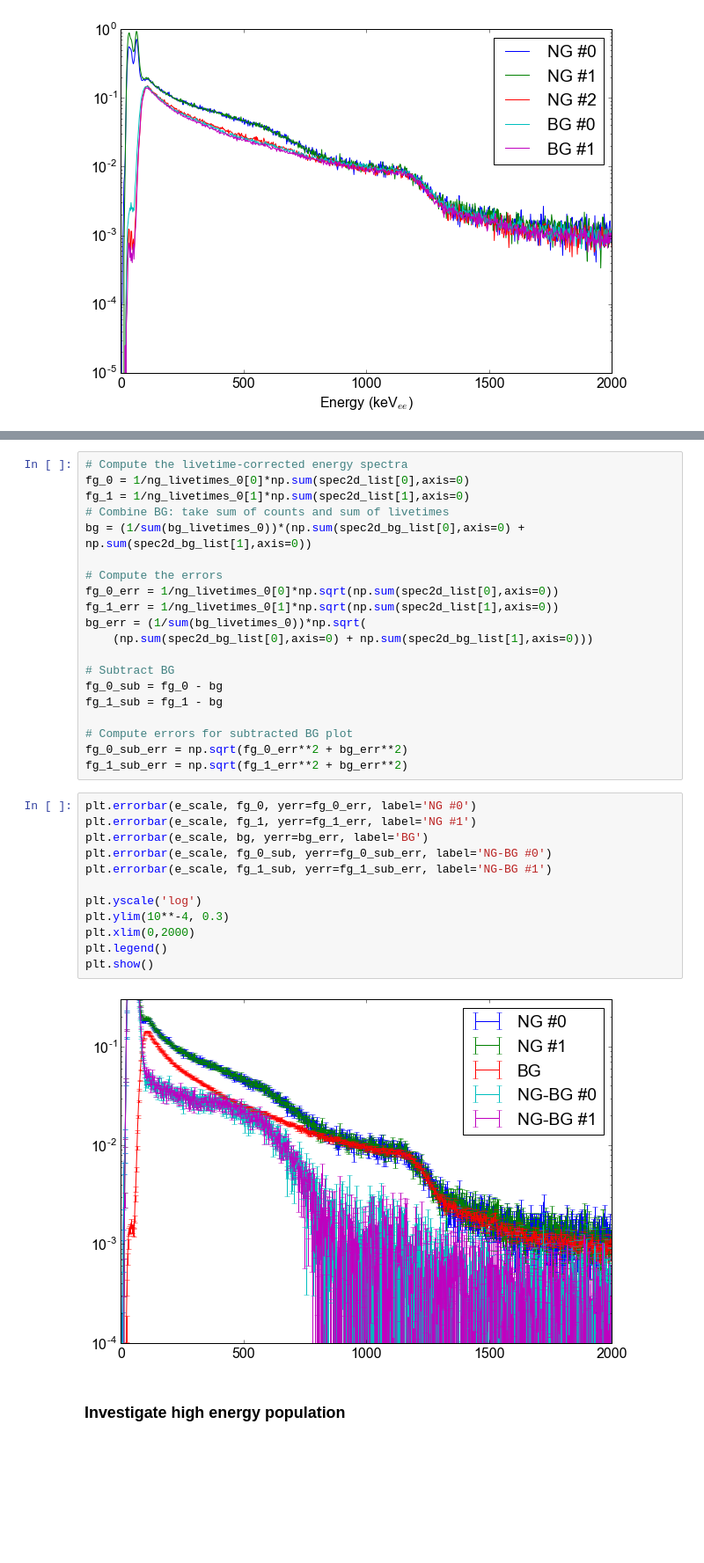
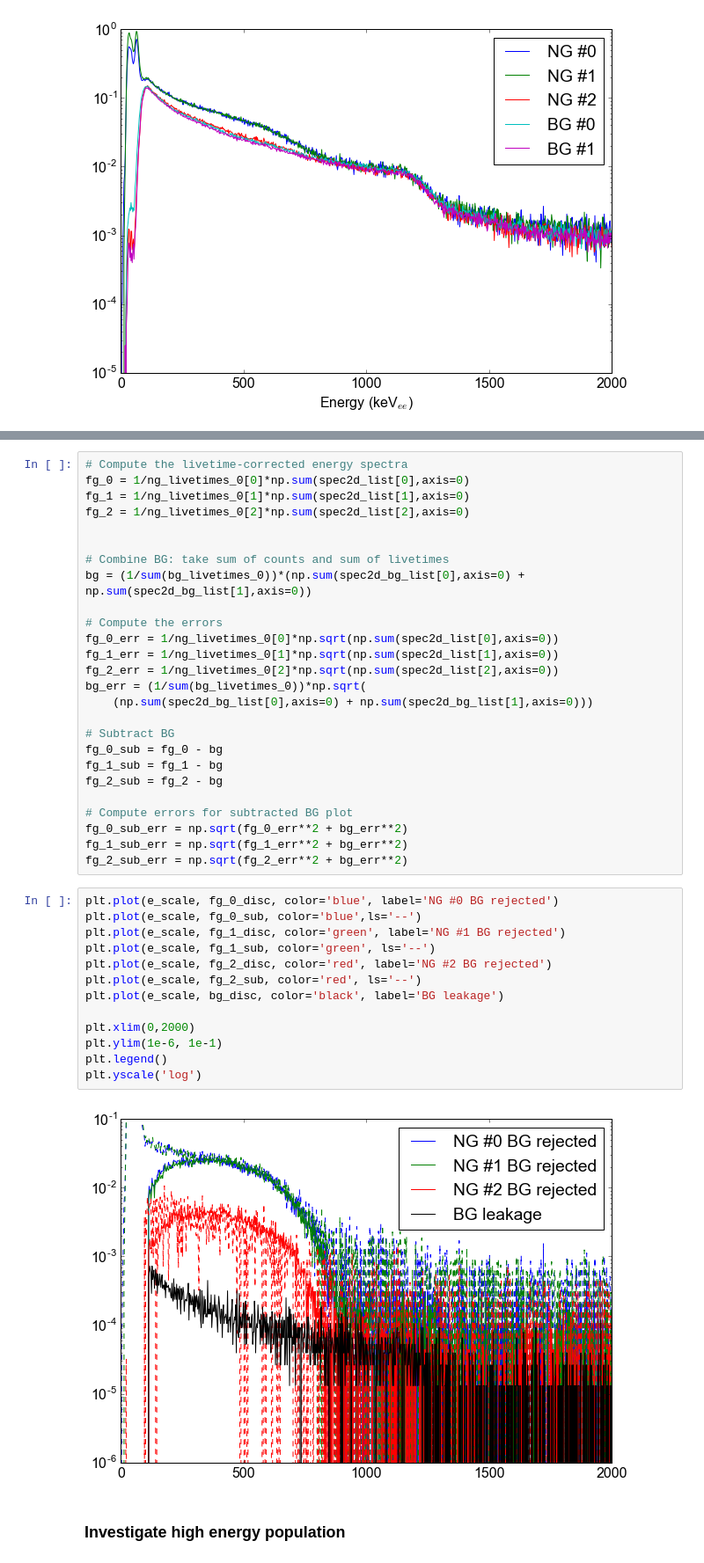
Before and after one commit to XENON1T/PTB, a Jupyter notebook: 03_2d_spectra.ipynb, the cells around one changed output, grey strips where cells are left out. Shown at 88% size. Saved outputs shown, nothing was run; the diff lists cells and outputs as text; blank space fills up the shorter version.

```diff
--- a/03_2d_spectra.ipynb
+++ b/03_2d_spectra.ipynb
@@ -442,36 +433,43 @@ plt.yscale('log')
 # Compute the livetime-corrected energy spectra
 fg_0 = 1/ng_livetimes_0[0]*np.sum(spec2d_list[0],axis=0)
 fg_1 = 1/ng_livetimes_0[1]*np.sum(spec2d_list[1],axis=0)
+fg_2 = 1/ng_livetimes_0[2]*np.sum(spec2d_list[2],axis=0)
+
+
 # Combine BG: take sum of counts and sum of livetimes
 bg = (1/sum(bg_livetimes_0))*(np.sum(spec2d_bg_list[0],axis=0) + np.sum(spec2d_bg_list[1],axis=0))
 
 # Compute the errors
 fg_0_err = 1/ng_livetimes_0[0]*np.sqrt(np.sum(spec2d_list[0],axis=0))
 fg_1_err = 1/ng_livetimes_0[1]*np.sqrt(np.sum(spec2d_list[1],axis=0))
+fg_2_err = 1/ng_livetimes_0[2]*np.sqrt(np.sum(spec2d_list[2],axis=0))
 bg_err = (1/sum(bg_livetimes_0))*np.sqrt(
     (np.sum(spec2d_bg_list[0],axis=0) + np.sum(spec2d_bg_list[1],axis=0)))
 
 # Subtract BG
 fg_0_sub = fg_0 - bg
 fg_1_sub = fg_1 - bg
+fg_2_sub = fg_2 - bg
 
 # Compute errors for subtracted BG plot
 fg_0_sub_err = np.sqrt(fg_0_err**2 + bg_err**2)
 fg_1_sub_err = np.sqrt(fg_1_err**2 + bg_err**2)
+fg_2_sub_err = np.sqrt(fg_2_err**2 + bg_err**2)
-# %%
-plt.errorbar(e_scale, fg_0, yerr=fg_0_err, label='NG #0')
-plt.errorbar(e_scale, fg_1, yerr=fg_1_err, label='NG #1')
-plt.errorbar(e_scale, bg, yerr=bg_err, label='BG')
-plt.errorbar(e_scale, fg_0_sub, yerr=fg_0_sub_err, label='NG-BG #0')
-plt.errorbar(e_scale, fg_1_sub, yerr=fg_1_sub_err, label='NG-BG #1')
-
-plt.yscale('log')
-plt.ylim(10**-4, 0.3)
-plt.xlim(0,2000)
-plt.legend()
-plt.show()
-# %% [output]
-[figure, removed]
+# %%
+plt.plot(e_scale, fg_0_disc, color='blue', label='NG #0 BG rejected')
+plt.plot(e_scale, fg_0_sub, color='blue',ls='--')
+plt.plot(e_scale, fg_1_disc, color='green', label='NG #1 BG rejected')
+plt.plot(e_scale, fg_1_sub, color='green', ls='--')
+plt.plot(e_scale, fg_2_disc, color='red', label='NG #2 BG rejected')
+plt.plot(e_scale, fg_2_sub, color='red', ls='--')
+plt.plot(e_scale, bg_disc, color='black', label='BG leakage')
+
+plt.xlim(0,2000)
+plt.ylim(1e-6, 1e-1)
+plt.legend()
+plt.yscale('log')
+# %% [output]
+[figure, added]
 # %% [markdown]
 ### Investigate high energy population
 # %% [markdown]
```
Also changed, not shown: parts of 24 cells of this notebook, 1 other file.
